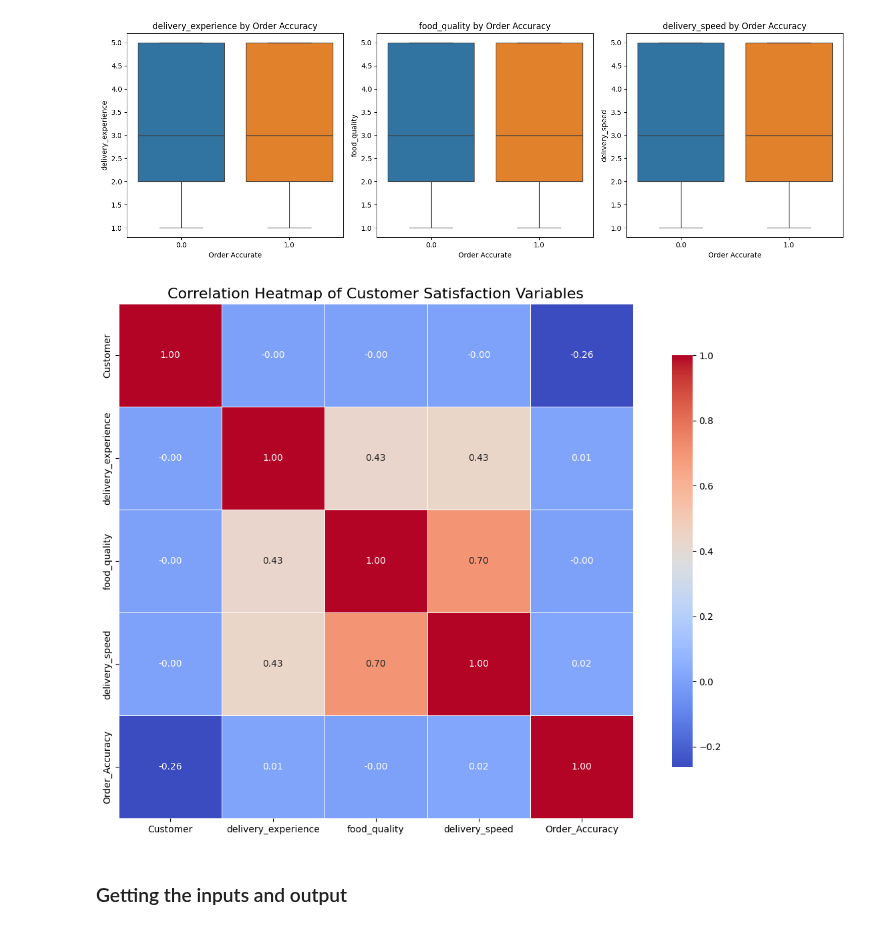
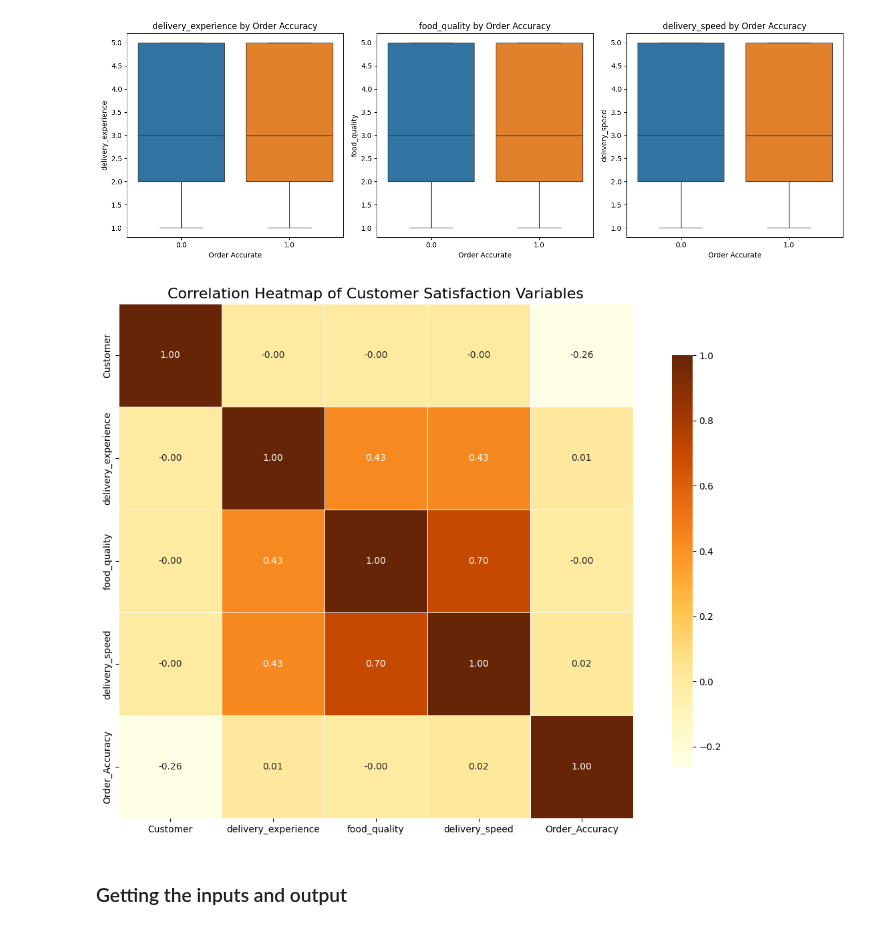
Before and after one commit to t1pen/MeXEE402_Midterms_StephenGabrielAlojado_JairusSunga, a Jupyter notebook: Logistic Regression/logistic_regression.ipynb, the cells around one changed output. Cells and saved outputs as stored; diff of their text form; code cells hidden in the pictures.

```diff
--- a/Logistic Regression/logistic_regression.ipynb
+++ b/Logistic Regression/logistic_regression.ipynb
@@ -121,5 +119,3 @@ dataset
-# %%
-dataset['Order_Accuracy'] = dataset['Order_Accuracy'].astype('object')
 # %% [markdown]
 #### 7. Convert specified columns to appropriate numeric data types
 # %%
@@ -264,16 +262,16 @@ plt.show()
 # %%
 correlation_matrix = dataset.corr()
 
 plt.figure(figsize=(15, 10))
 
-sns.heatmap(correlation_matrix, annot=True, fmt=".2f", cmap='coolwarm', square=True,
+sns.heatmap(correlation_matrix, annot=True, fmt=".2f", cmap='YlOrBr', square=True,
             cbar_kws={"shrink": .8}, linewidths=0.5)
 
 plt.title('Correlation Heatmap of Customer Satisfaction Variables', fontsize=16)
 
 plt.show()
 # %% [output]
-[figure, old version]
+[figure, new version]
 # %% [markdown]
 ### Getting the inputs and output
 # %%
```
Also changed, not shown: parts of 18 cells of this notebook.
